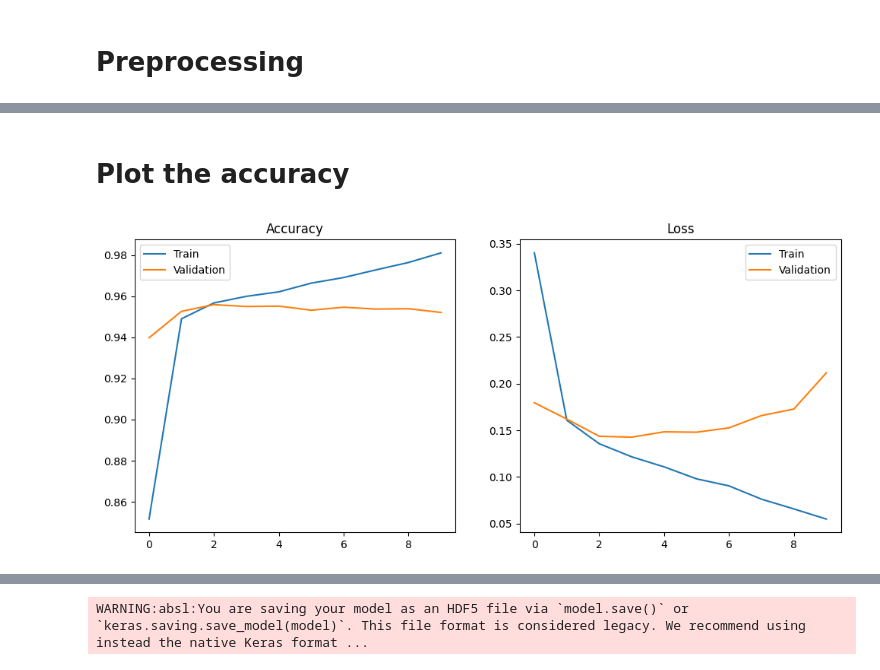
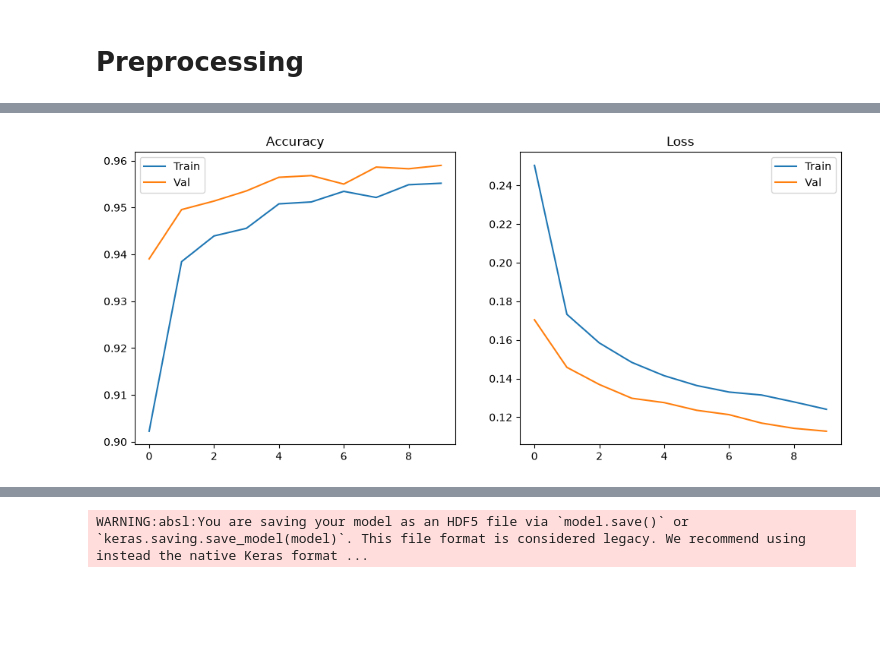
Before and after one commit to wajid12khan/Malaria_classification, a Jupyter notebook: Malaria_classification.ipynb, the cells around one changed output, grey strips where cells are left out. Cells and saved outputs as stored; diff of their text form; code cells hidden in the pictures; blank space fills up the shorter version.

Commit message:
I have added model and Notebook

```diff
--- a/Malaria_classification.ipynb
+++ b/Malaria_classification.ipynb
@@ -99,0 +99,9 @@ test_ds = test_ds.prefetch(tf.data.AUTOTUNE)
+# %%
+
+base_model = tf.keras.applications.EfficientNetB0(
+    include_top=False,
+    weights='imagenet',
+    input_shape=(224,224,3)
+)
+
+base_model.trainable = False  # freeze base model
@@ -168,7 +120,6 @@ Model: "sequential_2"
 # %%
-
 model.compile(
-    optimizer="adam",
-    loss="binary_crossentropy",
-    metrics=["accuracy"]
+    optimizer=tf.keras.optimizers.Adam(learning_rate=0.0001),
+    loss='binary_crossentropy',
+    metrics=['accuracy']
 )
@@ -174,0 +128,7 @@ model.compile(
+# %%
+
+history = model.fit(
+    ds_train,
+    validation_data=ds_val,
+    epochs=10
+)
@@ -177,7 +165,0 @@ model.compile(
-# %%
-
-history = model.fit(
-    train_ds,
-    validation_data=test_ds,
-    epochs=10
-)
@@ -214,21 +166,19 @@ Test Accuracy: 0.9521045088768005
-# %% [markdown]
-# Plot the accuracy
 # %%
 
 plt.figure(figsize=(12,5))
 
 plt.subplot(1,2,1)
-plt.plot(history.history["accuracy"])
-plt.plot(history.history["val_accuracy"])
+plt.plot(history.history['accuracy'], label='Train')
+plt.plot(history.history['val_accuracy'], label='Val')
 plt.title("Accuracy")
-plt.legend(["Train","Validation"])
+plt.legend()
 
 plt.subplot(1,2,2)
-plt.plot(history.history["loss"])
-plt.plot(history.history["val_loss"])
+plt.plot(history.history['loss'], label='Train')
+plt.plot(history.history['val_loss'], label='Val')
 plt.title("Loss")
-plt.legend(["Train","Validation"])
+plt.legend()
 
 plt.show()
 # %% [output]
-[figure, old version]
+[figure, new version]
```
Also changed, not shown: parts of 34 cells of this notebook, 1 other file.
